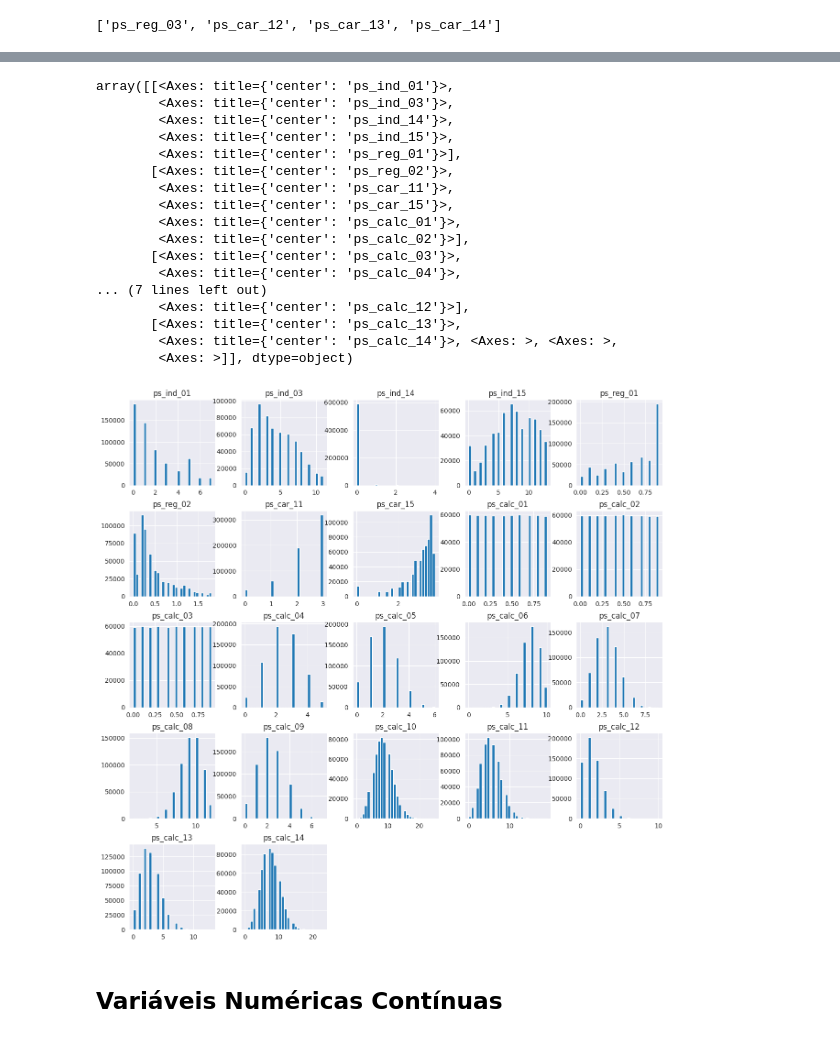
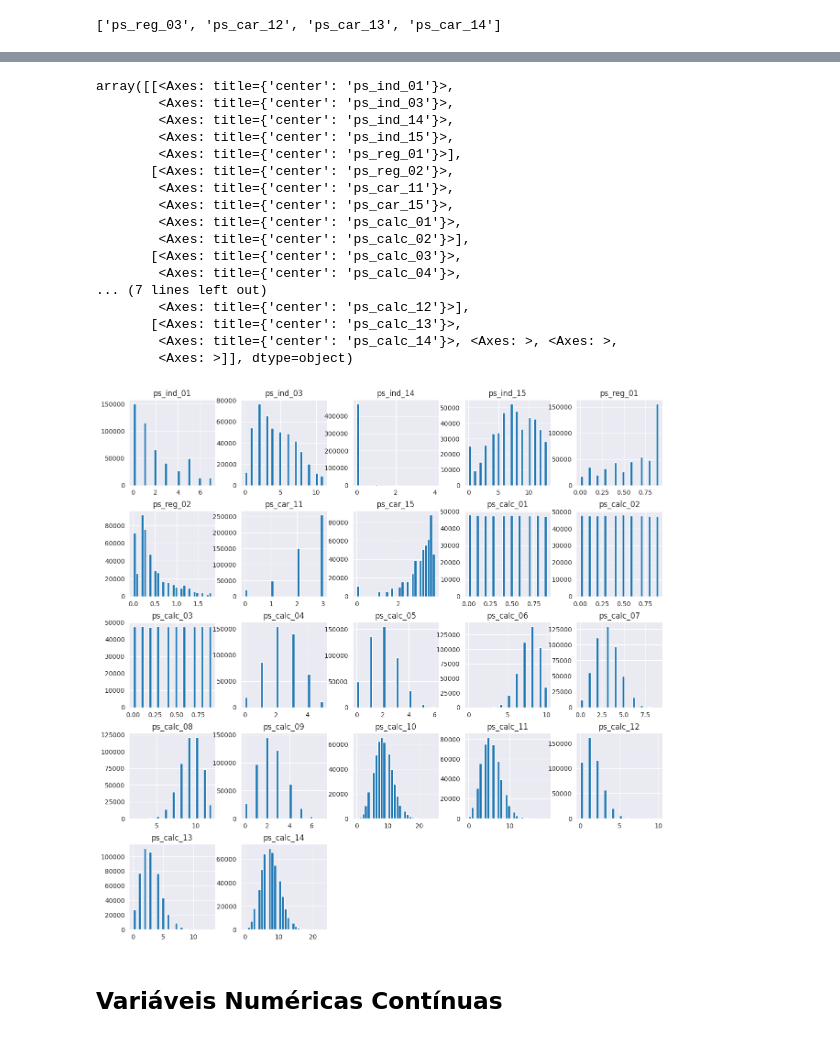
Before and after one commit to RodolfoPCruz/insurance-safe-driver-prediction, a Jupyter notebook: analise_exploratoria.ipynb, the cells around one changed output, grey strips where cells are left out. Cells and saved outputs as stored; diff of their text form; code cells hidden in the pictures.

```diff
--- a/analise_exploratoria.ipynb
+++ b/analise_exploratoria.ipynb
@@ -251,5 +298,5 @@ def plot_relacao_missing_target(dados, column_name , y='target',label_y='Média
 #Plotar gráficos das variáveis categóricas
 
 for var in cat_var_with_na:
-    plot_relacao_missing_target(train,var)
+    plot_relacao_missing_target(x_train,var)
 # %% [output]
@@ -266,12 +313,12 @@ for var in cat_var_with_na:
 #Plotar gráfico das variáveis binárias
 #nenhuma variável binária tem missing values
 for var in bin_var_with_na:
-    plot_relacao_missing_target(train,var)
+    plot_relacao_missing_target(x_train,var)
 # %%
 #Plotar gráfico das variáveis numéricas
 #nenhuma variável binária tem missing values
 for var in num_var_with_na:
-    plot_relacao_missing_target(train,var)
+    plot_relacao_missing_target(x_train,var)
 # %% [output]
 [figure]
 [figure]
@@ -305,12 +352,12 @@ ps_calc_13       14
 ps_calc_14       24
 dtype: int64
 # %%
-#Features com menos de 30 categorias serão consideradas discretas e as com mais de 30 categorias como continuas
+#Features com menos de 30 categorias serão consideradas discretas e as com mais de 30 categorias continuas
 
 threshold_numero_categorias=30
 
-num_var_continuas=[var for var in num_var if train[var].nunique()>30]
-num_var_discretas=[var for var in num_var if train[var].nunique()<=30]
+num_var_continuas=[var for var in num_var if x_train[var].nunique()>30]
+num_var_discretas=[var for var in num_var if x_train[var].nunique()<=30]
 # %%
 num_var_continuas
 # %% [output]
@@ -327,25 +374,25 @@ array([[<Axes: title={'center': 'ps_reg_03'}>,
 # %%
 #plotar a distribuição das features numéricas discretas
-train[num_var_discretas].hist(bins=30,figsize=(15,15))
+x_train[num_var_discretas].hist(bins=30,figsize=(15,15))
 # %% [output]
 array([[<Axes: title={'center': 'ps_ind_01'}>,
         <Axes: title={'center': 'ps_ind_03'}>,
         <Axes: title={'center': 'ps_ind_14'}>,
         <Axes: title={'center': 'ps_ind_15'}>,
         <Axes: title={'center': 'ps_reg_01'}>],
        [<Axes: title={'center': 'ps_reg_02'}>,
         <Axes: title={'center': 'ps_car_11'}>,
         <Axes: title={'center': 'ps_car_15'}>,
         <Axes: title={'center': 'ps_calc_01'}>,
         <Axes: title={'center': 'ps_calc_02'}>],
        [<Axes: title={'center': 'ps_calc_03'}>,
         <Axes: title={'center': 'ps_calc_04'}>,
 ... (7 lines left out)
         <Axes: title={'center': 'ps_calc_12'}>],
        [<Axes: title={'center': 'ps_calc_13'}>,
         <Axes: title={'center': 'ps_calc_14'}>, <Axes: >, <Axes: >,
         <Axes: >]], dtype=object)
-[figure, old version]
+[figure, new version]
 # %% [markdown]
 ## Variáveis Numéricas Contínuas
 # %% [markdown]
```
Also changed, not shown: parts of 64 cells of this notebook.
